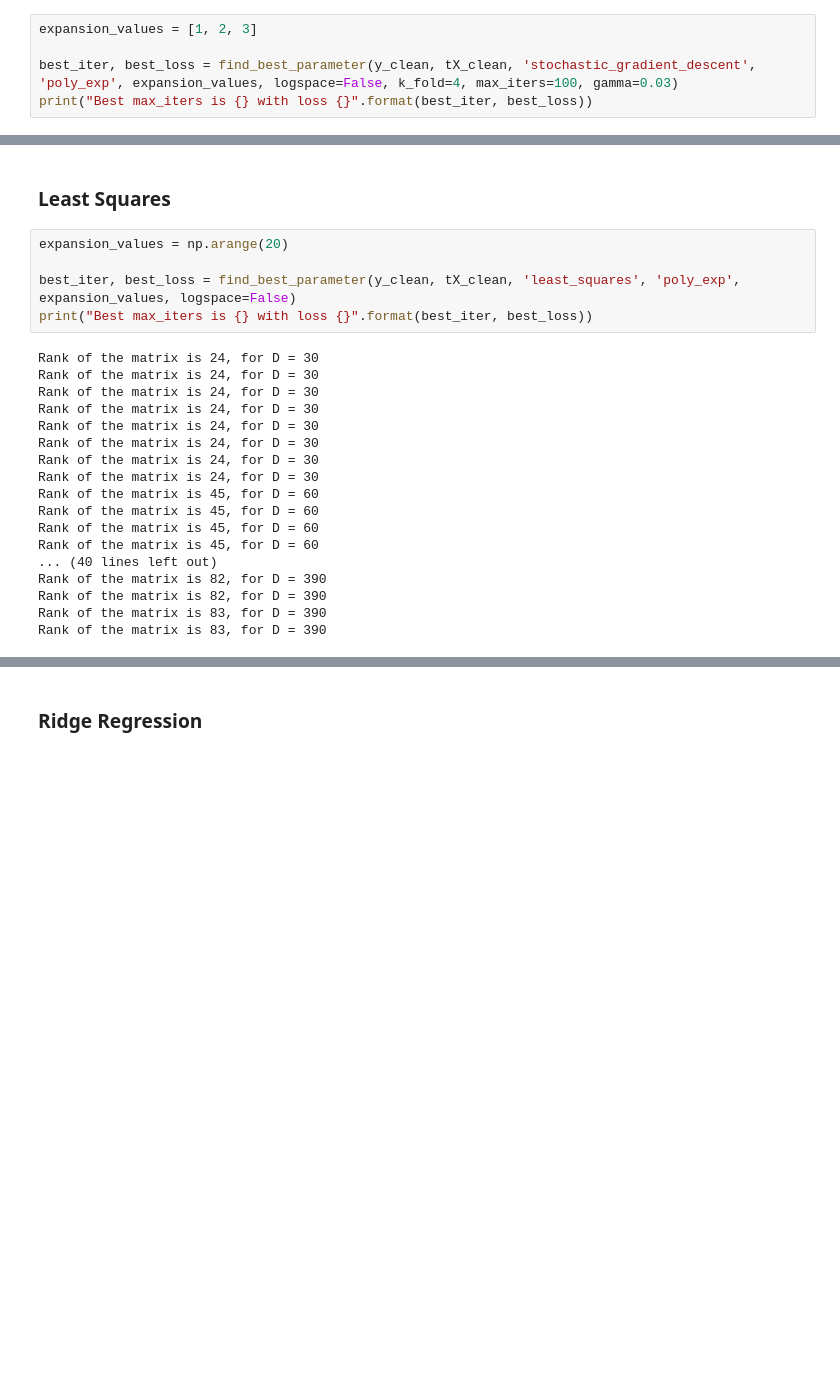
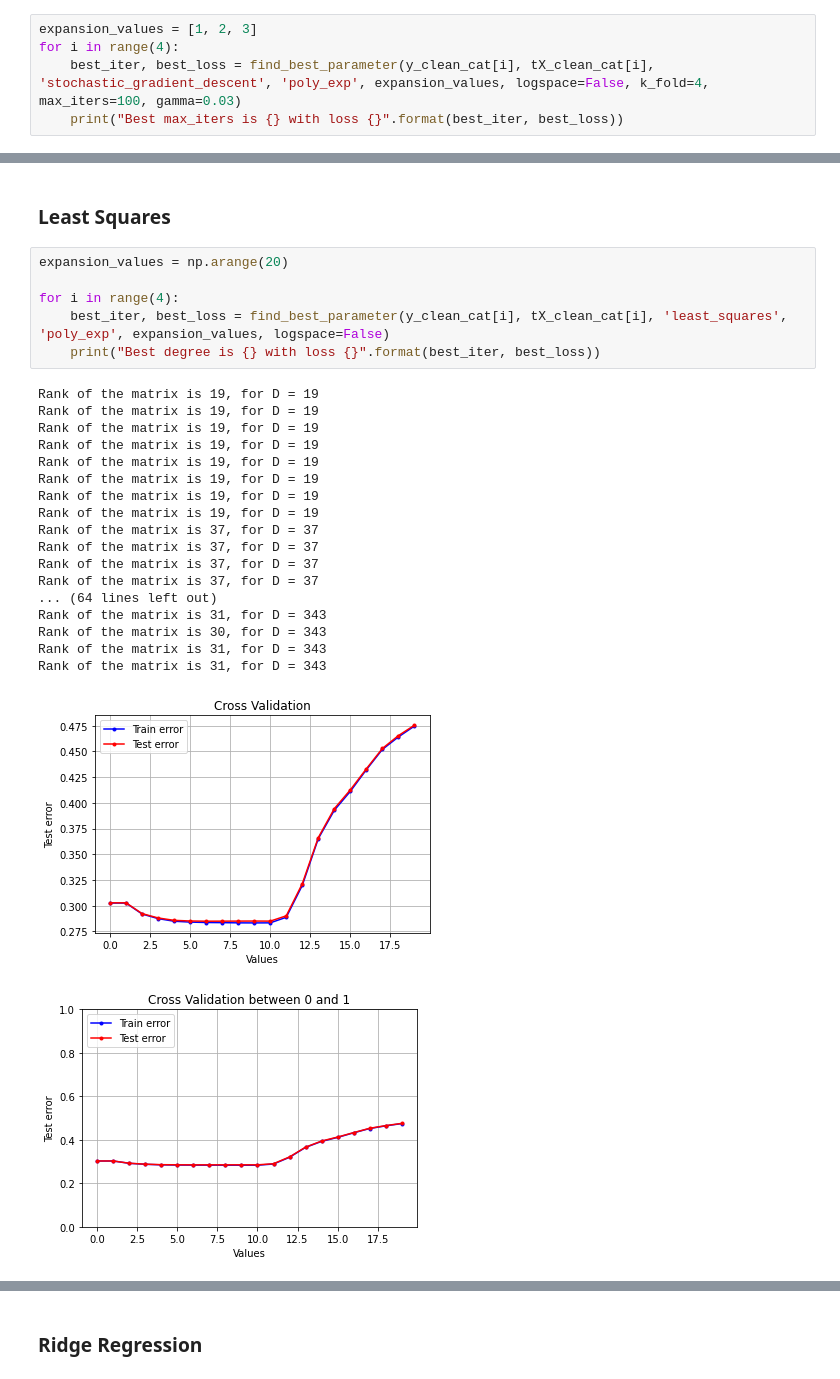
Before and after one commit to hugolepeytre/CS-433-machine-learning, a Jupyter notebook: project1/scripts/project1.ipynb, the cells around one changed output, grey strips where cells are left out. Saved outputs shown, nothing was run; the diff lists cells and outputs as text; blank space fills up the shorter version.

```diff
--- a/project1/scripts/project1.ipynb
+++ b/project1/scripts/project1.ipynb
@@ -126,6 +132,6 @@ Best max_iters is 180 with loss 0.3165231580877593
 # %%
 expansion_values = [1, 2, 3]
-
-best_iter, best_loss = find_best_parameter(y_clean, tX_clean, 'stochastic_gradient_descent', 'poly_exp', expansion_values, logspace=False, k_fold=4, max_iters=100, gamma=0.03)
-print("Best max_iters is {} with loss {}".format(best_iter, best_loss))
+for i in range(4):
+    best_iter, best_loss = find_best_parameter(y_clean_cat[i], tX_clean_cat[i], 'stochastic_gradient_descent', 'poly_exp', expansion_values, logspace=False, k_fold=4, max_iters=100, gamma=0.03)
+    print("Best max_iters is {} with loss {}".format(best_iter, best_loss))
 # %% [output]
@@ -136,23 +152,26 @@ Best max_iters is 2 with loss 0.2921937570762111
 # %%
 expansion_values = np.arange(20)
 
-best_iter, best_loss = find_best_parameter(y_clean, tX_clean, 'least_squares', 'poly_exp', expansion_values, logspace=False)
-print("Best max_iters is {} with loss {}".format(best_iter, best_loss))
+for i in range(4):
+    best_iter, best_loss = find_best_parameter(y_clean_cat[i], tX_clean_cat[i], 'least_squares', 'poly_exp', expansion_values, logspace=False)
+    print("Best degree is {} with loss {}".format(best_iter, best_loss))
 # %% [output]
-Rank of the matrix is 24, for D = 30
-Rank of the matrix is 24, for D = 30
-Rank of the matrix is 24, for D = 30
-Rank of the matrix is 24, for D = 30
-Rank of the matrix is 24, for D = 30
-Rank of the matrix is 24, for D = 30
-Rank of the matrix is 24, for D = 30
-Rank of the matrix is 24, for D = 30
-Rank of the matrix is 45, for D = 60
-Rank of the matrix is 45, for D = 60
-Rank of the matrix is 45, for D = 60
-Rank of the matrix is 45, for D = 60
-... (40 lines left out)
-Rank of the matrix is 82, for D = 390
-Rank of the matrix is 82, for D = 390
-Rank of the matrix is 83, for D = 390
-Rank of the matrix is 83, for D = 390
+Rank of the matrix is 19, for D = 19
+Rank of the matrix is 19, for D = 19
+Rank of the matrix is 19, for D = 19
+Rank of the matrix is 19, for D = 19
+Rank of the matrix is 19, for D = 19
+Rank of the matrix is 19, for D = 19
+Rank of the matrix is 19, for D = 19
+Rank of the matrix is 19, for D = 19
+Rank of the matrix is 37, for D = 37
+Rank of the matrix is 37, for D = 37
+Rank of the matrix is 37, for D = 37
+Rank of the matrix is 37, for D = 37
+... (64 lines left out)
+Rank of the matrix is 31, for D = 343
+Rank of the matrix is 30, for D = 343
+Rank of the matrix is 31, for D = 343
+Rank of the matrix is 31, for D = 343
+[figure, added]
+[figure, added]
```
Also changed, not shown: parts of 16 cells of this notebook, 3 other files.
